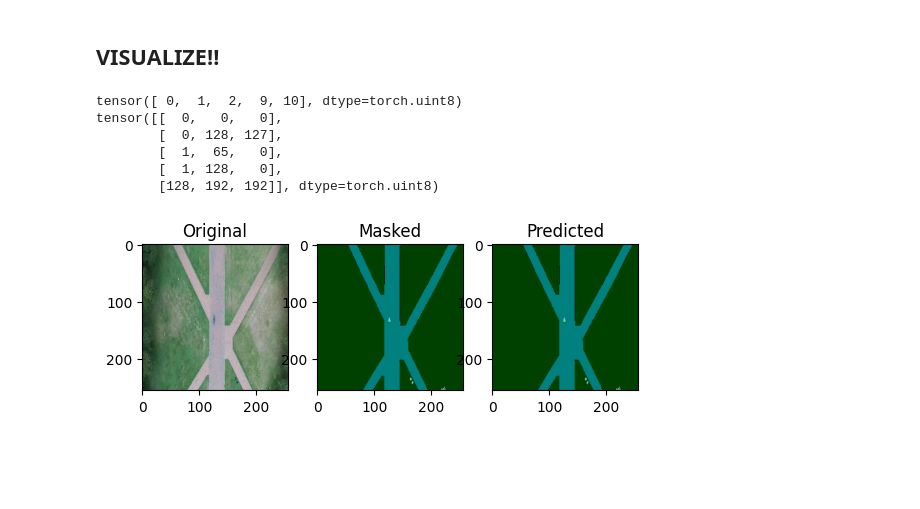
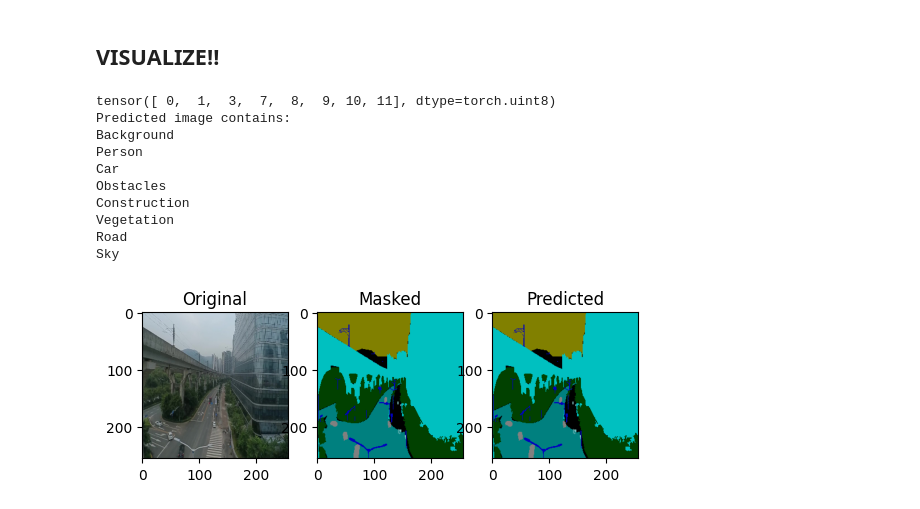
Before and after one commit to Coder0469/Do-an-1, a Jupyter notebook: Week3/B2_basic_pipeline_PASCALVOC.ipynb, the cells around one changed output. Saved outputs shown, nothing was run; the diff lists cells and outputs as text; code cells hidden in the pictures; blank space fills up the shorter version.

```diff
--- a/Week3/B2_basic_pipeline_PASCALVOC.ipynb
+++ b/Week3/B2_basic_pipeline_PASCALVOC.ipynb
@@ -453,36 +453,61 @@ color_map = {
     ,10: [127, 128, 0] # Road
     ,11: [0, 128, 129] # Sky
 }
+# %%
+legend = {
+    0: "Background",
+    1: "Person",
+    2: "Bike",
+    3: "Car",
+    4: "Drone",
+    5: "Boat",
+    6: "Animal",
+    7: "Obstacles",
+    8: "Construction",
+    9: "Vegetation",
+    10: "Road",
+    11: "Sky"
+}
 # %%
 
 import random
 id = random.randint(0,test_dataset.__len__())
 with torch.no_grad():
     model.eval()
     x, y = test_dataset.__getitem__(id)
-    print(torch.unique(y.reshape(1,-1)))
+    labels = torch.unique(y.reshape(1,-1))
+    print(labels)
+    print("Predicted image contains:")
+    for i in labels:
+        print(legend[i.item()])
+
     y_predict = model(x.unsqueeze(0).to(device)).argmax(dim=1).squeeze().cpu().numpy()
     color_mask = np.zeros((*y_predict.shape, 3),dtype = np.uint8)
     predicted_mask = np.zeros((*y_predict.shape, 3),dtype = np.uint8)
     y = y.cpu().numpy()
 
     for i, color in color_map.items():
         color_mask[y==i] = color
     color_mask = cv2.cvtColor(color_mask,cv2.COLOR_BGR2RGB)
 
     for i, color in color_map.items():
         predicted_mask[y==i] = color
     predicted_mask = cv2.cvtColor(predicted_mask,cv2.COLOR_BGR2RGB)
 
     plt.subplot(131);plt.imshow(unorm(x).permute(1, 2, 0));plt.title("Original")
     plt.subplot(132);plt.imshow(color_mask);plt.title("Masked")
     plt.subplot(133);plt.imshow(predicted_mask);plt.title("Predicted")
-    print(torch.unique(torch.from_numpy(color_mask.reshape(-1,3)),dim = 0))
+
+    plt.show()
 # %% [output]
-tensor([ 0,  1,  2,  9, 10], dtype=torch.uint8)
-tensor([[  0,   0,   0],
-        [  0, 128, 127],
-        [  1,  65,   0],
-        [  1, 128,   0],
-        [128, 192, 192]], dtype=torch.uint8)
+tensor([ 0,  1,  3,  7,  8,  9, 10, 11], dtype=torch.uint8)
+Predicted image contains:
+Background
+Person
+Car
+Obstacles
+Construction
+Vegetation
+Road
+Sky
-[figure, old version]
+[figure, new version]
```
